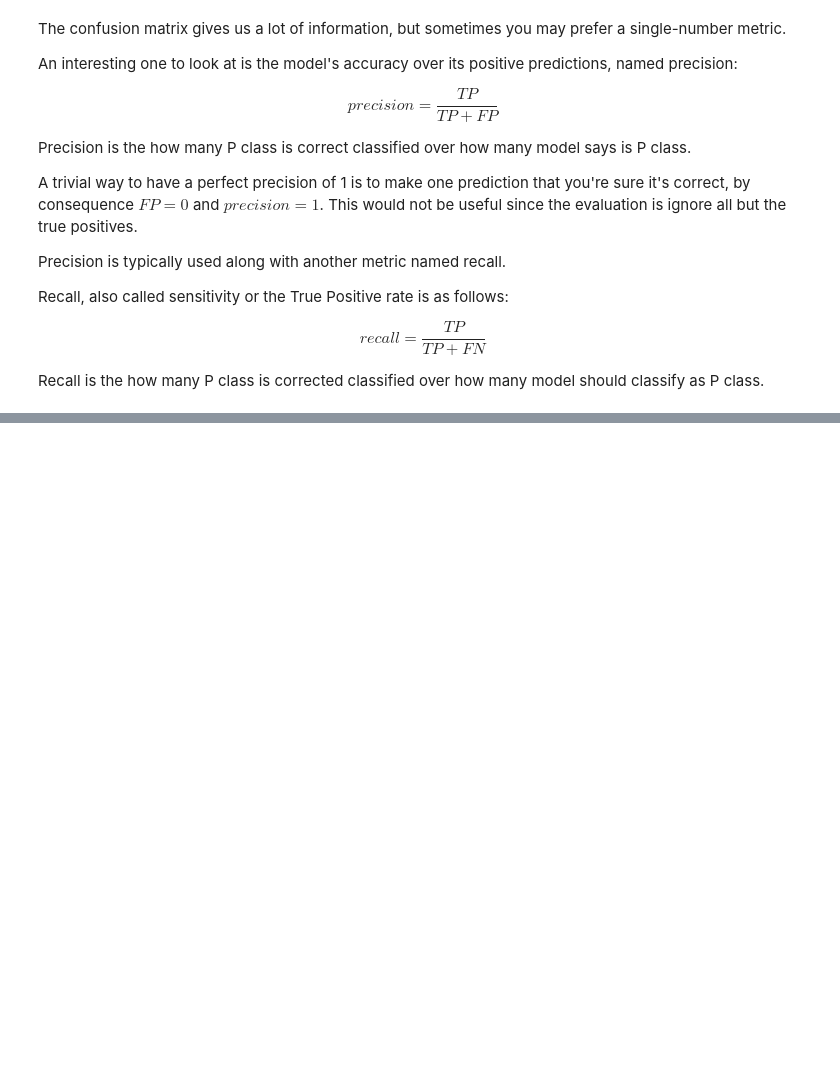
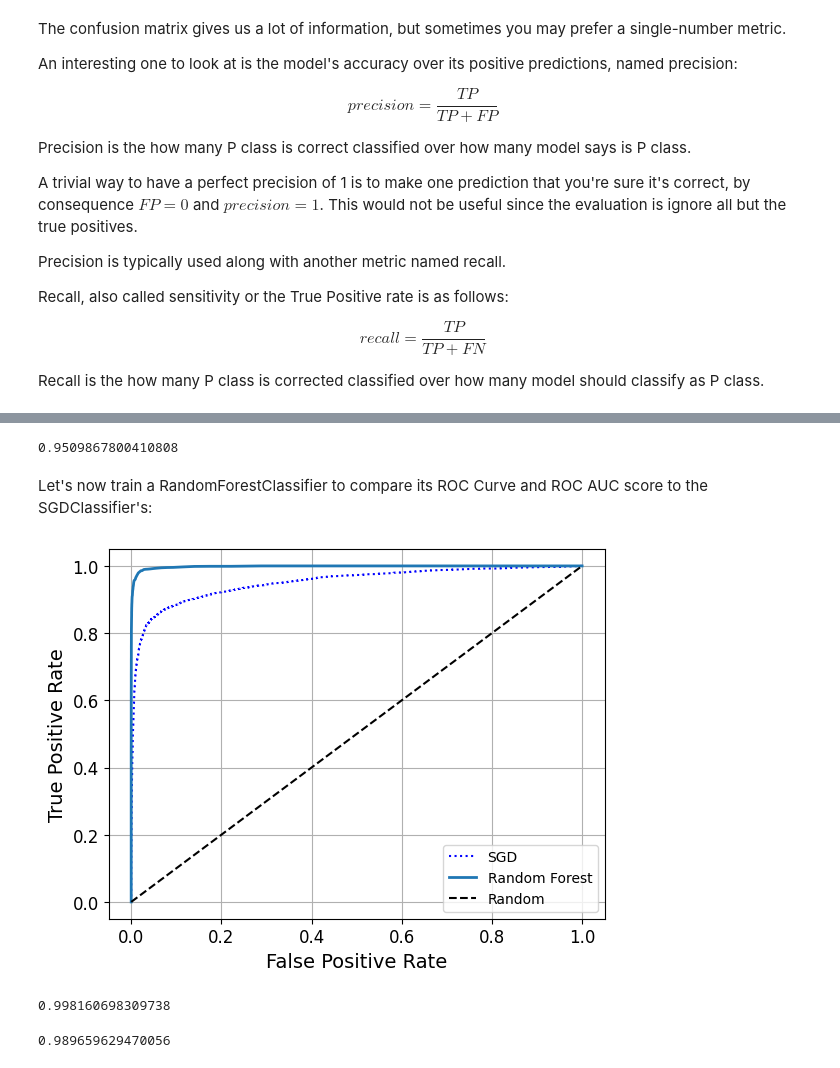
Before and after one commit to wesinalves/PTRC2023, a Jupyter notebook: classificacao.ipynb, the cells around one changed output, grey strips where cells are left out. Drawn from its saved outputs; the diff is of its cells as text; code cells hidden in the pictures; blank space fills up the shorter version.

```diff
--- a/classificacao.ipynb
+++ b/classificacao.ipynb
@@ -230,0 +406,26 @@ Recall is the how many P class is corrected classified over how many model shoul
+# %%
+from sklearn.metrics import roc_auc_score
+roc_auc_score(y_train_5, y_scores)
+# %% [output]
+0.9509867800410808
+# %% [markdown]
+Let's now train a RandomForestClassifier to compare its ROC Curve and ROC AUC score to the SGDClassifier's:
+# %%
+from sklearn.ensemble import RandomForestClassifier
+forest_clf = RandomForestClassifier(random_state=42)
+y_probas_forest = cross_val_predict(estimator=forest_clf, X=X_train,
+                                    y=y_train_5, cv=5,
+                                    n_jobs=-1, method='predict_proba')
+y_scores_forest = y_probas_forest[:, 1]  # P(X=5)
+fpr_forest, tps_forest, threshs_forest = roc_curve(y_true=y_train_5, y_score=y_scores_forest)
+# %%
+plt.plot(fpr, tpr, 'b:', label='SGD')
+plot_roc_curve(fpr_forest, tps_forest, label="Random Forest")
+plt.legend(loc="lower right")
+plt.show()
+# %% [output]
+[figure, added]
+# %%
+roc_auc_score(y_train_5, y_scores_forest)
+# %% [output]
+0.998160698309738
@@ -230,0 +436,4 @@ Recall is the how many P class is corrected classified over how many model shoul
+# %%
+precision_score(y_true=y_train_5, y_pred=y_preds_forest)
+# %% [output]
+0.989659629470056
```
Also changed, not shown: parts of 89 cells of this notebook.
